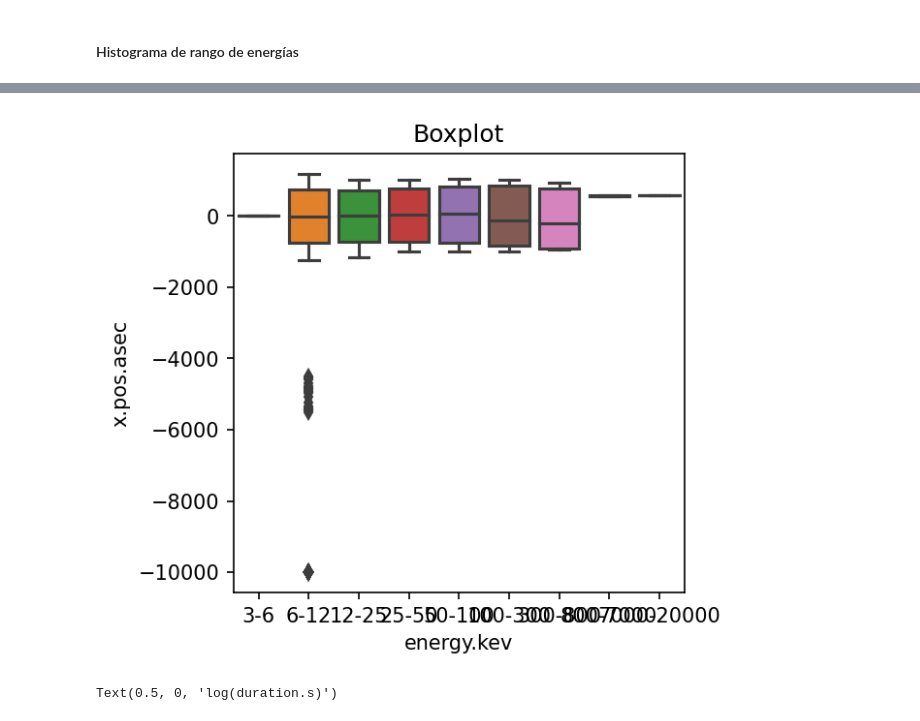
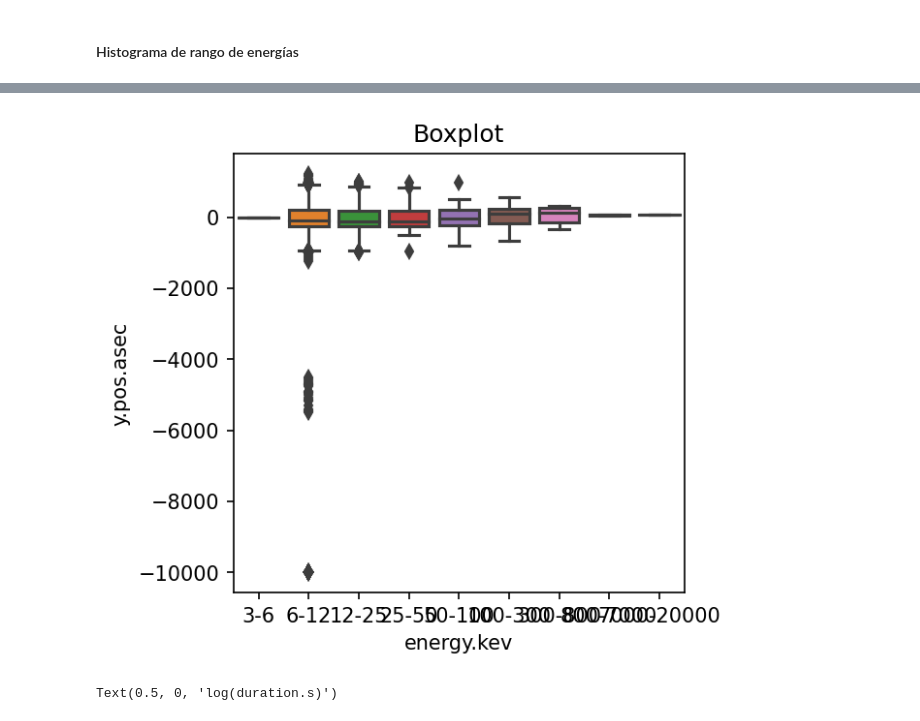
Before and after one commit to Exploratory-Data-Analiysis/Exam_1, a Jupyter notebook: ParcialFC.ipynb, the cells around one changed output, grey strips where cells are left out. Drawn from its saved outputs; the diff is of its cells as text; code cells hidden in the pictures.

```diff
--- a/ParcialFC.ipynb
+++ b/ParcialFC.ipynb
@@ -145,18 +106,18 @@ df.describe()
 [figure]
 # %%
 plt.figure(figsize=(4,4), dpi = 150)
-sns.boxplot(data=df.sort_values('Eprom.kev'), x='energy.kev', y="x.pos.asec")
+sns.boxplot(data=df.sort_values('Eprom.kev'), x='energy.kev', y="y.pos.asec")
 plt.title('Boxplot')
 df.describe()
 # %% [output]
 |  | duration.s | peak.c/s | total.counts | x.pos.asec | y.pos.asec | radial | active.region.ar | Emax.kev | ... |
 | count | 116143.000000 | 116143.000000 | 1.161430e+05 | 116143.000000 | 116143.000000 | 116143.000000 | 116143.000000 | 116143.000000 | ... |
 | mean | 493.643009 | 215.086617 | 3.768843e+05 | -7.681625 | -42.185495 | 687.896989 | 990.071550 | 15.798257 | ... |
 | std | 434.131763 | 839.382841 | 3.048797e+06 | 755.773503 | 401.904509 | 511.364382 | 1351.853636 | 67.634900 | ... |
 | min | 8.000000 | 0.000000 | 8.000000e+00 | -10012.000000 | -10005.000000 | 0.000000 | 0.000000 | 6.000000 | ... |
 | 25% | 212.000000 | 28.000000 | 2.284000e+04 | -701.000000 | -247.000000 | 467.000000 | 0.000000 | 12.000000 | ... |
 | 50% | 364.000000 | 56.000000 | 5.856000e+04 | 0.000000 | -71.000000 | 759.000000 | 691.000000 | 12.000000 | ... |
 | 75% | 628.000000 | 144.000000 | 1.798080e+05 | 708.000000 | 198.000000 | 946.000000 | 1564.000000 | 12.000000 | ... |
 | max | 4444.000000 | 113156.000000 | 4.355501e+08 | 1190.000000 | 1223.000000 | 14154.000000 | 9999.000000 | 20000.000000 | ... |
-[figure, old version]
+[figure, new version]
 # %%
```
Also changed, not shown: parts of 10 cells of this notebook.
